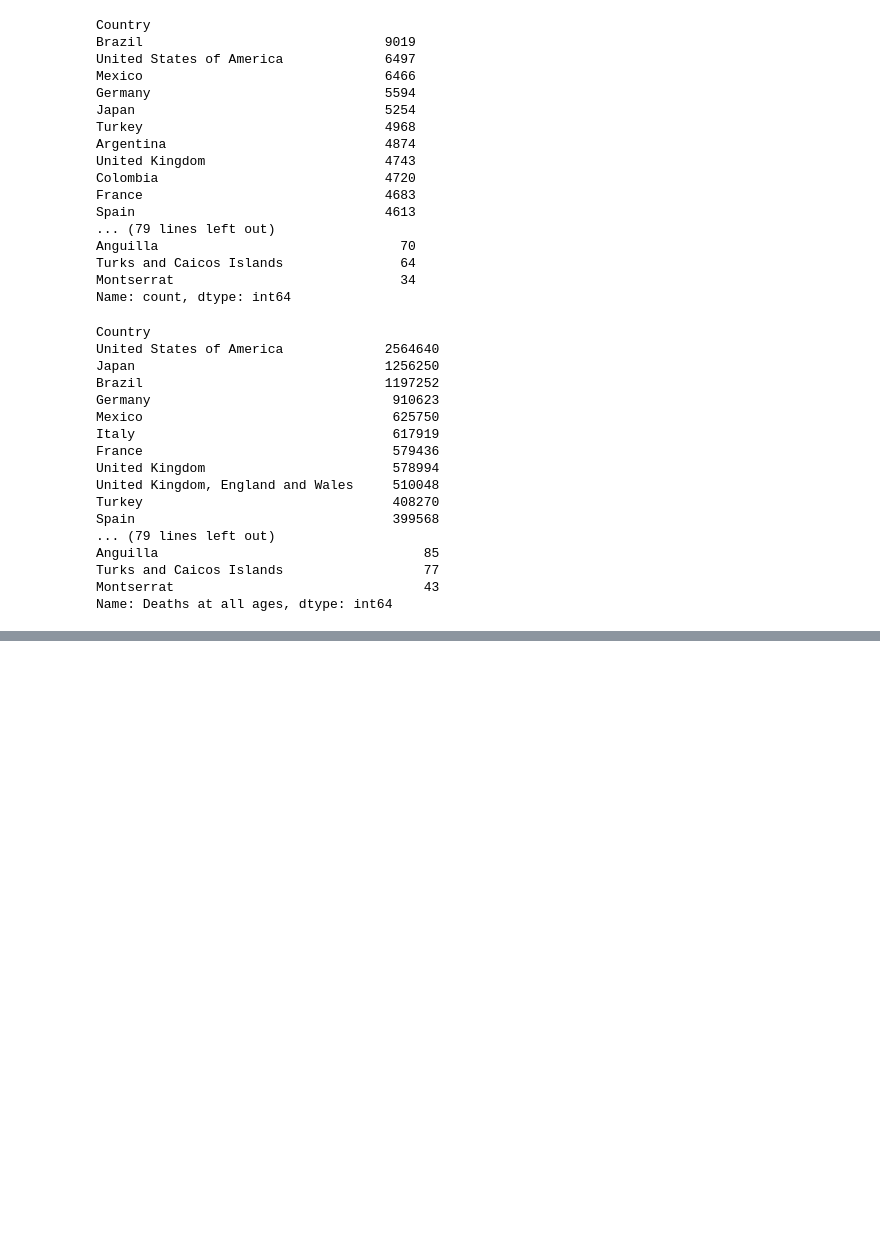
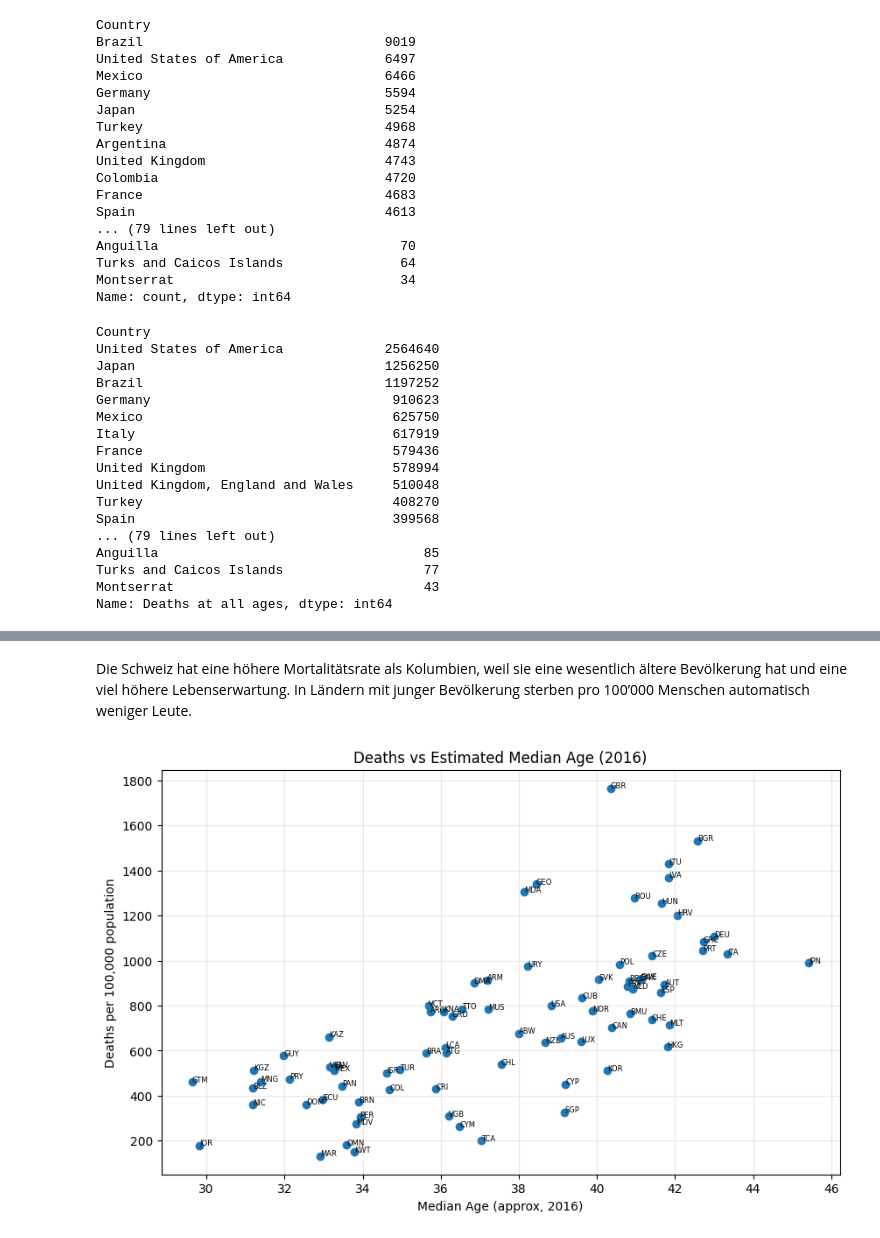
Before and after one commit to ihringerlinus/WHO_Mortality_Database, a Jupyter notebook: Übersicht.ipynb, the cells around one changed output, grey strips where cells are left out. Cells and saved outputs as stored; diff of their text form; code cells hidden in the pictures; blank space fills up the shorter version.

```diff
--- a/Übersicht.ipynb
+++ b/Übersicht.ipynb
@@ -77,0 +243,59 @@ Name: Deaths at all ages, dtype: int64
+# %% [markdown]
+Die Schweiz hat eine höhere Mortalitätsrate als Kolumbien,
+weil sie eine wesentlich ältere Bevölkerung hat und eine viel höhere Lebenserwartung.
+In Ländern mit junger Bevölkerung sterben pro 100’000 Menschen automatisch weniger Leute.
+# %%
+## Deats per 100k vs median age scatter plot
+# -----------------------------
+
+#Daten Einlesen
+age_0_14_raw = pd.read_csv("Data_Files\API_SP.POP.0014.TO.ZS_DS2_en_csv_v2_253632.csv", skiprows=4)
+age_15_64_raw = pd.read_csv("Data_Files/API_SP.POP.1564.TO.ZS_DS2_en_csv_v2_294218.csv", skiprows=4)
+age_65_raw = pd.read_csv("Data_Files\API_SP.POP.65UP.TO.ZS_DS2_en_csv_v2_8582.csv", skiprows=4)
+
+
+# 2016 Daten extrahieren
+age_0_14 = age_0_14_raw[["Country Code", "2016"]].rename(
+    columns={"Country Code": "ISO3", "2016": "pct_0_14"}
+)
+
+age_15_64 = age_15_64_raw[["Country Code", "2016"]].rename(
+    columns={"Country Code": "ISO3", "2016": "pct_15_64"}
+)
+
+age_65 = age_65_raw[["Country Code", "2016"]].rename(
+    columns={"Country Code": "ISO3", "2016": "pct_65plus"}
+)
+
+# Merge Altersdaten
+age_all = age_0_14.merge(age_15_64, on="ISO3", how="inner") \
+                  .merge(age_65, on="ISO3", how="inner")
+
+#Median Age berechnen
+age_all["median_age_proxy"] = (
+    7 * (age_all["pct_0_14"] / 100) +
+    40 * (age_all["pct_15_64"] / 100) +
+    75 * (age_all["pct_65plus"] / 100)
+)
+
+# Merge mit Mortalitätsdaten
+scatter_data = mortality_per_country.merge(age_all, on="ISO3", how="inner")
+
+# Scatter Plot erstellen
+plt.figure(figsize=(10,6))
+
+plt.scatter(scatter_data["median_age_proxy"], scatter_data["Deaths_per_100k"])
+
+plt.xlabel("Median Age (approx, 2016)")
+plt.ylabel("Deaths per 100,000 population")
+plt.title("Deaths vs Estimated Median Age (2016)")
+
+plt.grid(alpha=0.3)
+
+# Option: Länderlabels anzeigen
+for i, row in scatter_data.iterrows():
+    plt.text(row["median_age_proxy"], row["Deaths_per_100k"], row["ISO3"], fontsize=6)
+
+plt.show()
+# %% [output]
+[figure, added]
```
Also changed, not shown: parts of 6 cells of this notebook, 2 other files.
